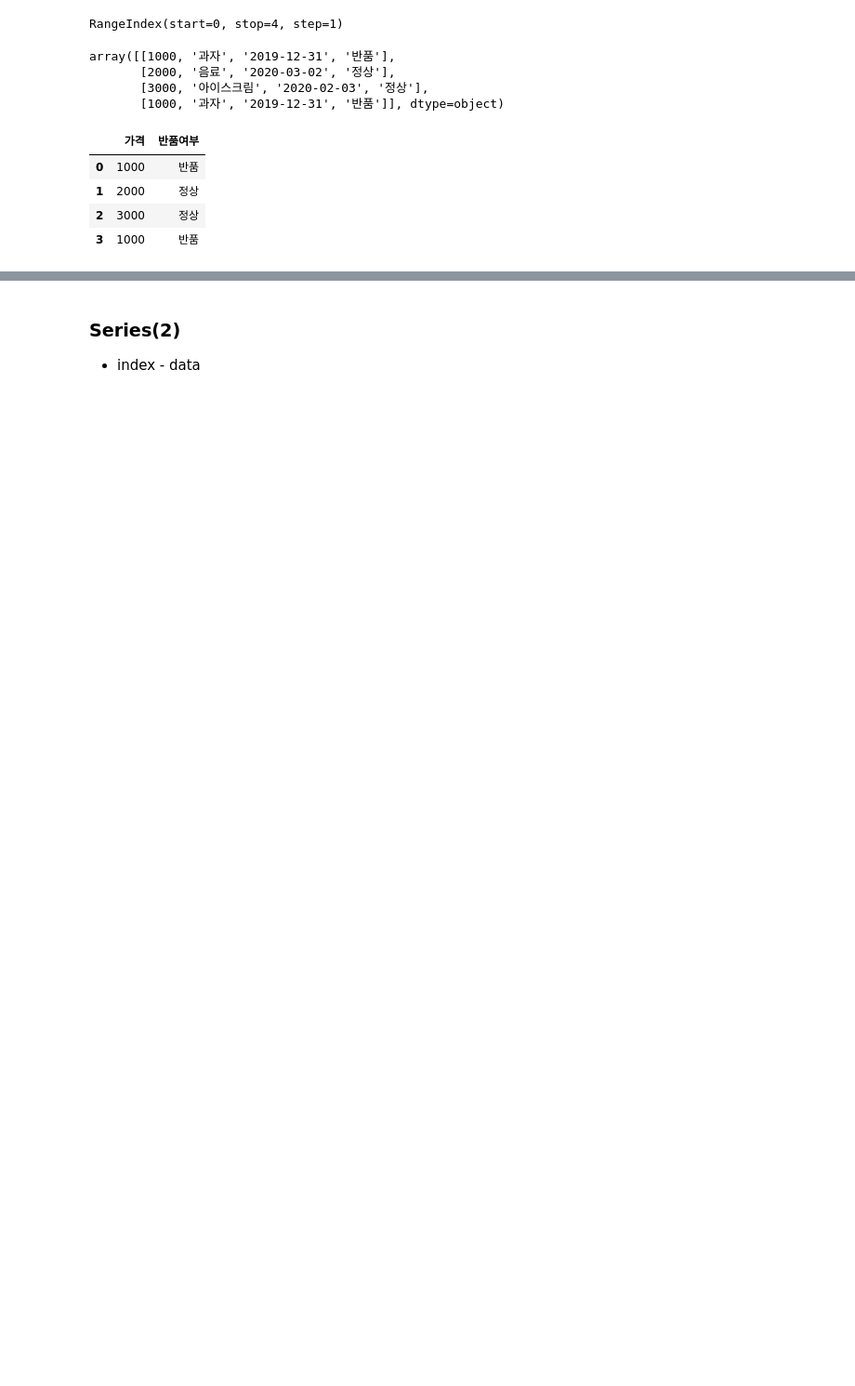
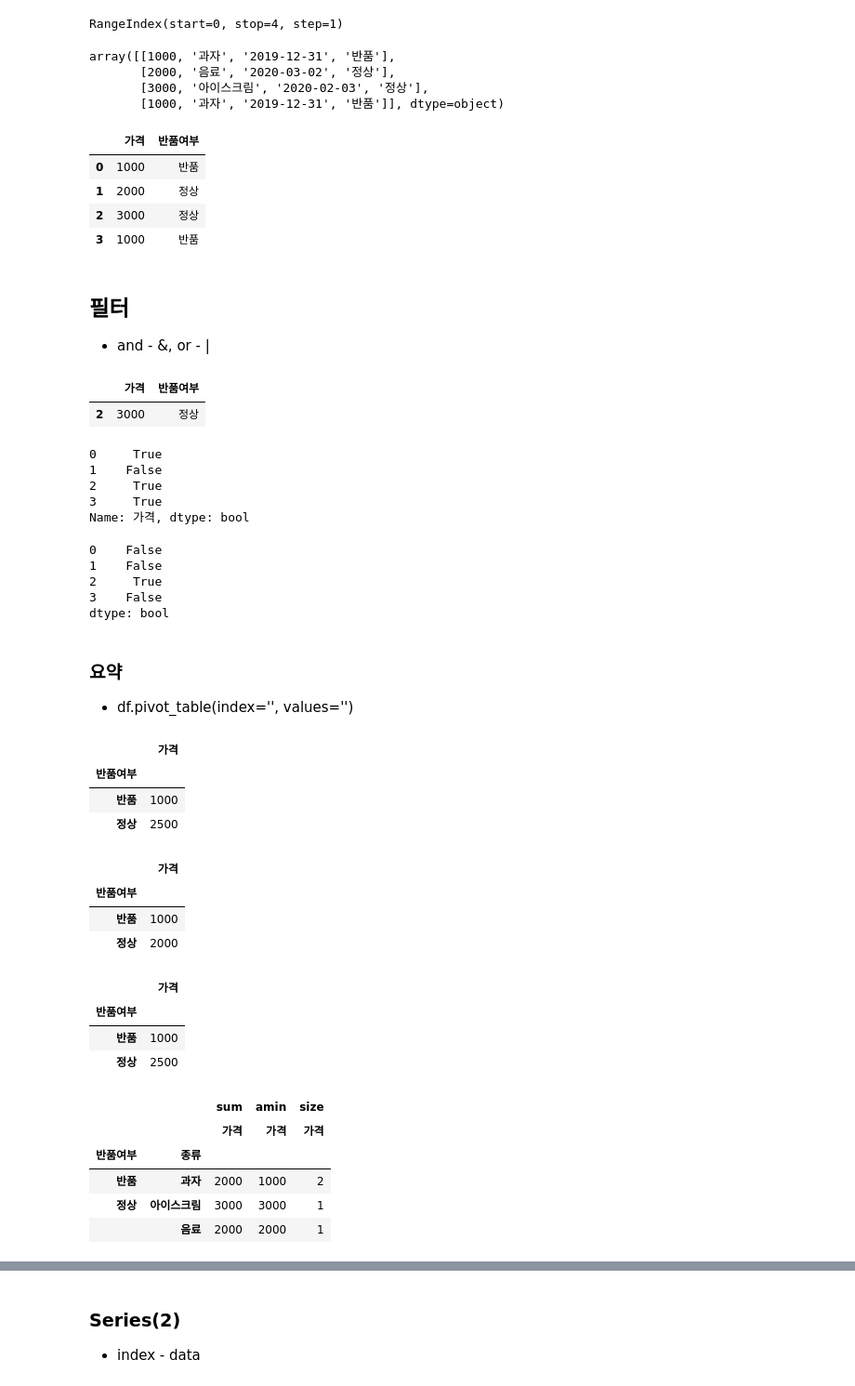
Before and after one commit to KKKKKIKKKK/study_data_analytics, a Jupyter notebook: codes/pandass/begginners.ipynb, the cells around one changed output, grey strips where cells are left out. Shown at 93% size. Cells and saved outputs as stored; diff of their text form; code cells hidden in the pictures; blank space fills up the shorter version.

```diff
--- a/codes/pandass/begginners.ipynb
+++ b/codes/pandass/begginners.ipynb
@@ -32,8 +32,8 @@ pd.DataFrame(data=double_list)
 | 2 | 3000 | 아이스크림 | 2020-02-03 | 정상 |
 | 3 | 1000 | 과자 | 2019-12-31 | 반품 |
 # %%
-double_columns = ['가격','종류','판매일자','반품여부']
-df_saledays = pd.DataFrame(data=double_list, columns=['가격','종류','판매일자','반품여부'])
+double_colums = ['가격','종류','판매일자','반품여부']
+df_saledays = pd.DataFrame(data=double_list, columns=double_colums)
 df_saledays
 # %% [output]
 |  | 가격 | 종류 | 판매일자 | 반품여부 |
@@ -81,3 +77,65 @@ df_saledays_dopcol
 | 1 | 2000 | 정상 |
 | 2 | 3000 | 정상 |
 | 3 | 1000 | 반품 |
+# %% [markdown]
+## 필터
+- and - &, or - |
+# %%
+# condition = (df_saledays_dropcal['반품여부'] == '정상')
+condition = (df_saledays_dropcal['가격'] >= 2500)
+df_saledays_dropcal.loc[condition]
+# %% [output]
+|  | 가격 | 반품여부 |
+| 2 | 3000 | 정상 |
+# %%
+(df_saledays_dropcal['가격'] >= 2500) | (df_saledays_dropcal['가격'] <= 1000) # 특벙 범위 선택
+# %% [output]
+0     True
+1    False
+2     True
+3     True
+Name: 가격, dtype: bool
+# %%
+(df_saledays_dropcal['반품여부'] == '정상') & (df_saledays_dropcal['가격'] >= 2500)
+# %% [output]
+0    False
+1    False
+2     True
+3    False
+dtype: bool
+# %% [markdown]
+### 요약
+- df.pivot_table(index='', values='')
+# %%
+# df_saledays_dropcal.pivot_table(index='반품여부', values='가격') # 자동으로 평균값
+# pd.pivot_table(data=df_saledays_dropcal,index='반품여부', values='가격')
+df_saledays_dropcal.pivot_table(index='반품여부', values='가격')
+# %% [output]
+|  | 가격 |
+| 반품여부 |  |
+| 반품 | 1000 |
+| 정상 | 2500 |
+# %%
+import numpy as np
+df_saledays_dropcal.pivot_table(index='반품여부', values='가격', aggfunc=np.min)
+# %% [output]
+|  | 가격 |
+| 반품여부 |  |
+| 반품 | 1000 |
+| 정상 | 2000 |
+# %%
+df_saledays_dropcal.pivot_table(index='반품여부', values='가격')
+# %% [output]
+|  | 가격 |
+| 반품여부 |  |
+| 반품 | 1000 |
+| 정상 | 2500 |
+# %%
+df_saledays.pivot_table(index=['반품여부', '종류'], values='가격', aggfunc=[np.sum, np.min, np.size]) # aggfunc의 여러개의 함수 동시에 적용
+# %% [output]
+|  |  | sum | amin | size |
+|  |  | 가격 | 가격 | 가격 |
+| 반품여부 | 종류 |  |  |  |
+| 반품 | 과자 | 2000 | 1000 | 2 |
+| 정상 | 아이스크림 | 3000 | 3000 | 1 |
+|  | 음료 | 2000 | 2000 | 1 |
```
Also changed, not shown: parts of 47 cells of this notebook, 5 other files.
